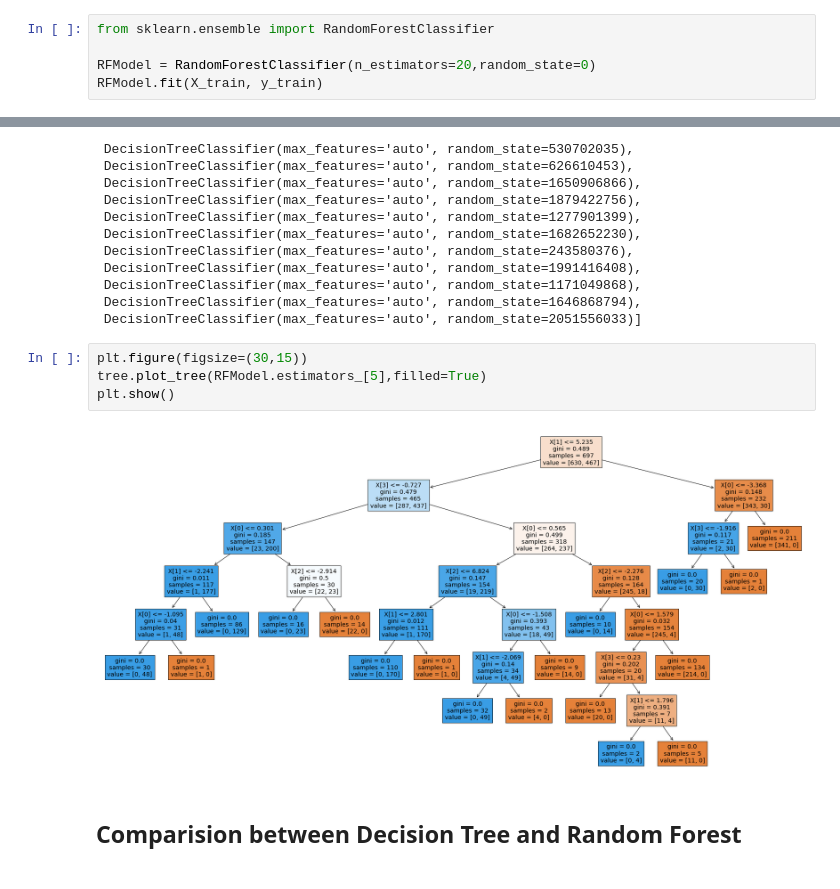
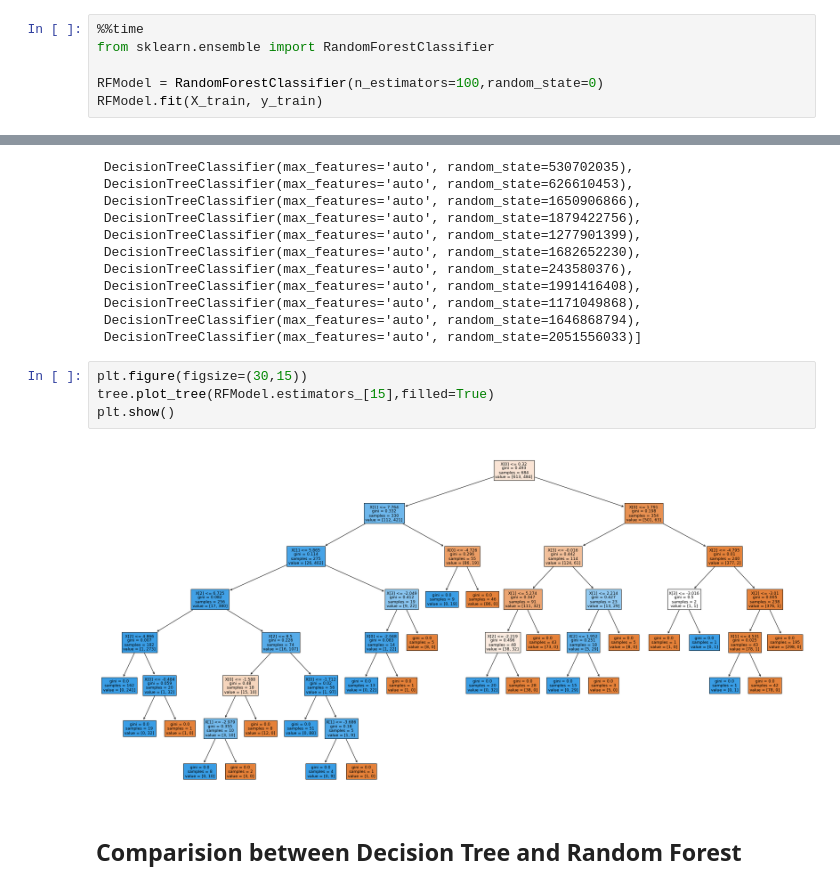
Before and after one commit to archie-95/InsideAIML-Codes, a Jupyter notebook: Random Forest.ipynb, the cells around one changed output, grey strips where cells are left out. Cells and saved outputs as stored; diff of their text form.

```diff
--- a/Random Forest.ipynb
+++ b/Random Forest.ipynb
@@ -123,8 +147,9 @@ sns.heatmap(confusion_matrix(y_test,y_pred),annot=True,fmt='d')
 # %% [markdown]
 ## Random Forest Model
 # %%
+%%time
 from sklearn.ensemble import RandomForestClassifier
 
-RFModel = RandomForestClassifier(n_estimators=20,random_state=0)
+RFModel = RandomForestClassifier(n_estimators=100,random_state=0)
 RFModel.fit(X_train, y_train)
 # %% [output]
@@ -185,10 +227,10 @@ RFModel.estimators_
  DecisionTreeClassifier(max_features='auto', random_state=2051556033)]
 # %%
 plt.figure(figsize=(30,15))
-tree.plot_tree(RFModel.estimators_[5],filled=True)
+tree.plot_tree(RFModel.estimators_[15],filled=True)
 plt.show()
 # %% [output]
-[figure, old version]
+[figure, new version]
 # %% [markdown]
 ## Comparision between Decision Tree and Random Forest
 # %%
```
Also changed, not shown: parts of 8 cells of this notebook, 1 other file.
